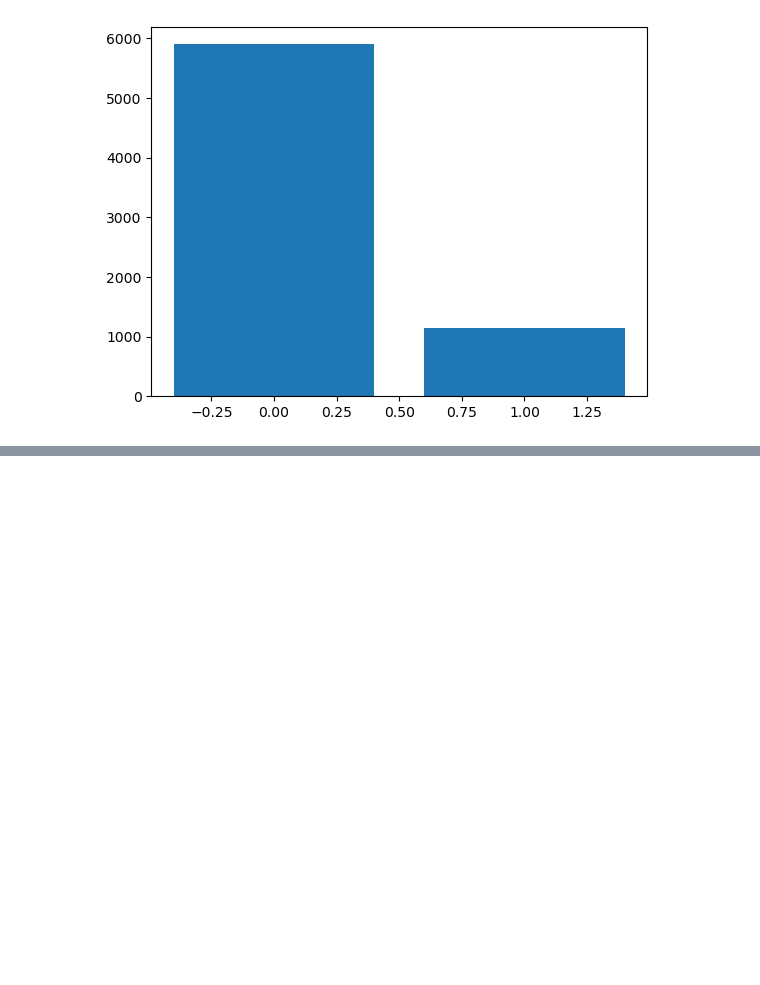
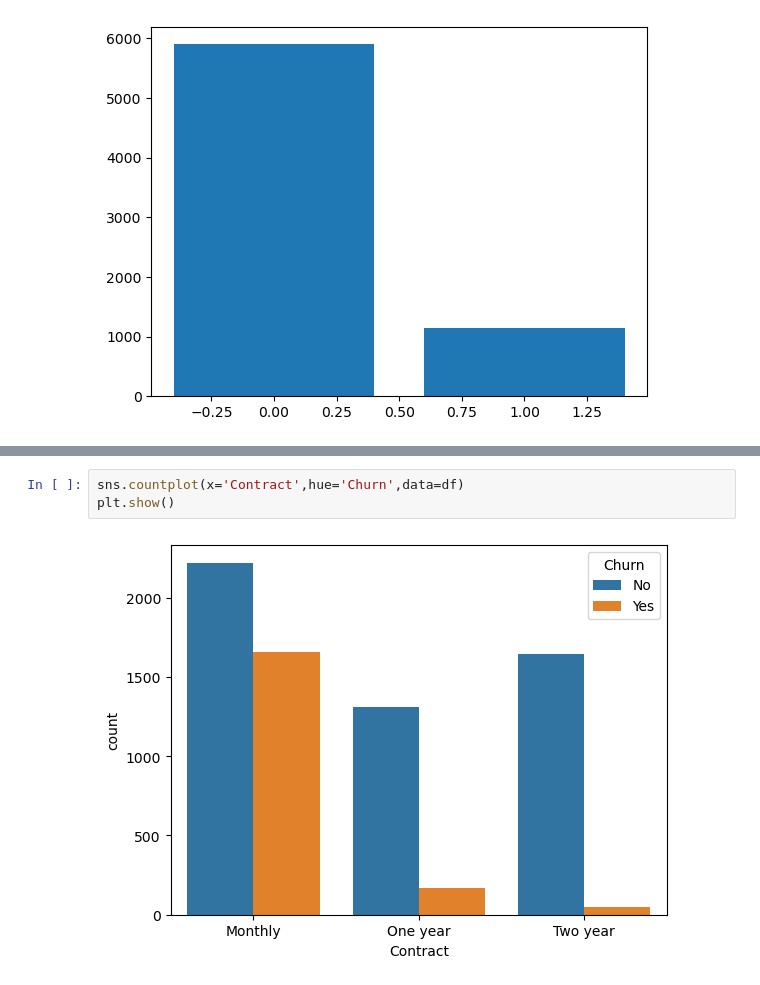
Before and after one commit to Hasan-Mahmood231/IBM-python, a Jupyter notebook: customer_churn.ipynb, the cells around one changed output, grey strips where cells are left out. Saved outputs shown, nothing was run; the diff lists cells and outputs as text; blank space fills up the shorter version.

```diff
--- a/customer_churn.ipynb
+++ b/customer_churn.ipynb
@@ -230,0 +236,5 @@ plt.show()
+# %%
+sns.countplot(x='Contract',hue='Churn',data=df)
+plt.show()
+# %% [output]
+[figure, added]
```
Also changed, not shown: parts of 3 cells of this notebook, 1 other file.
